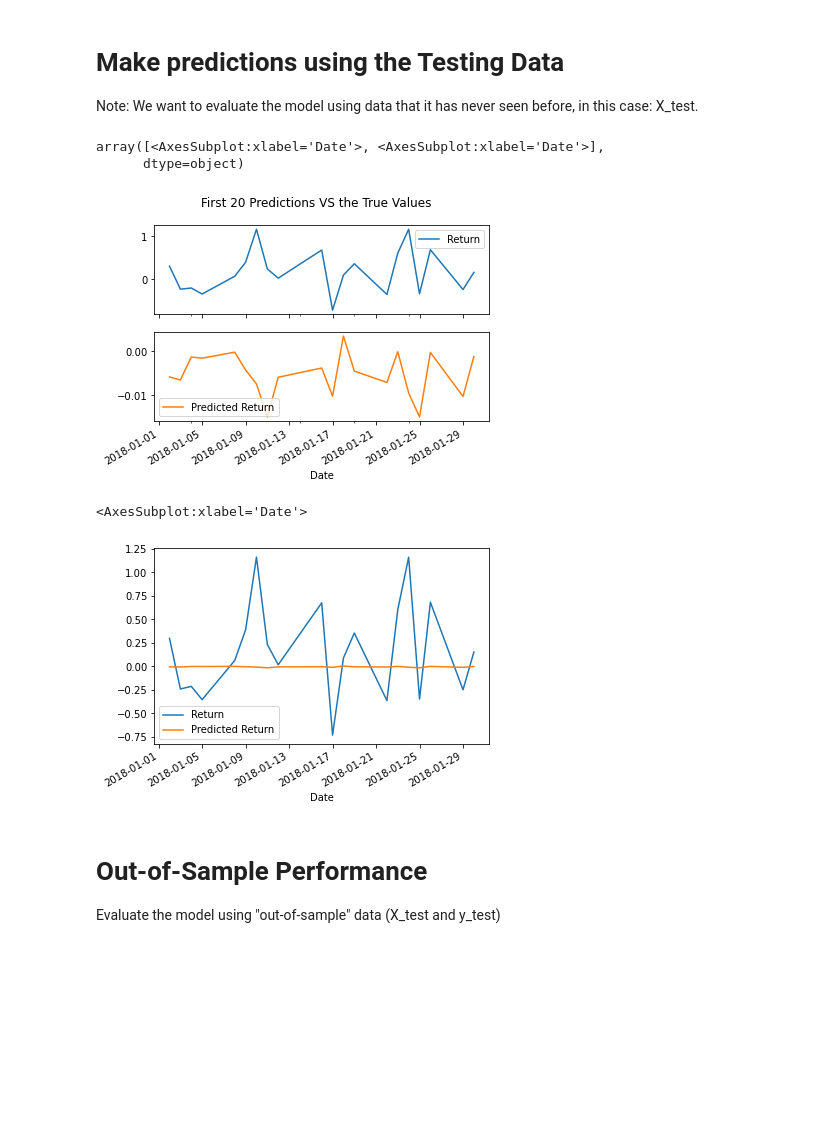
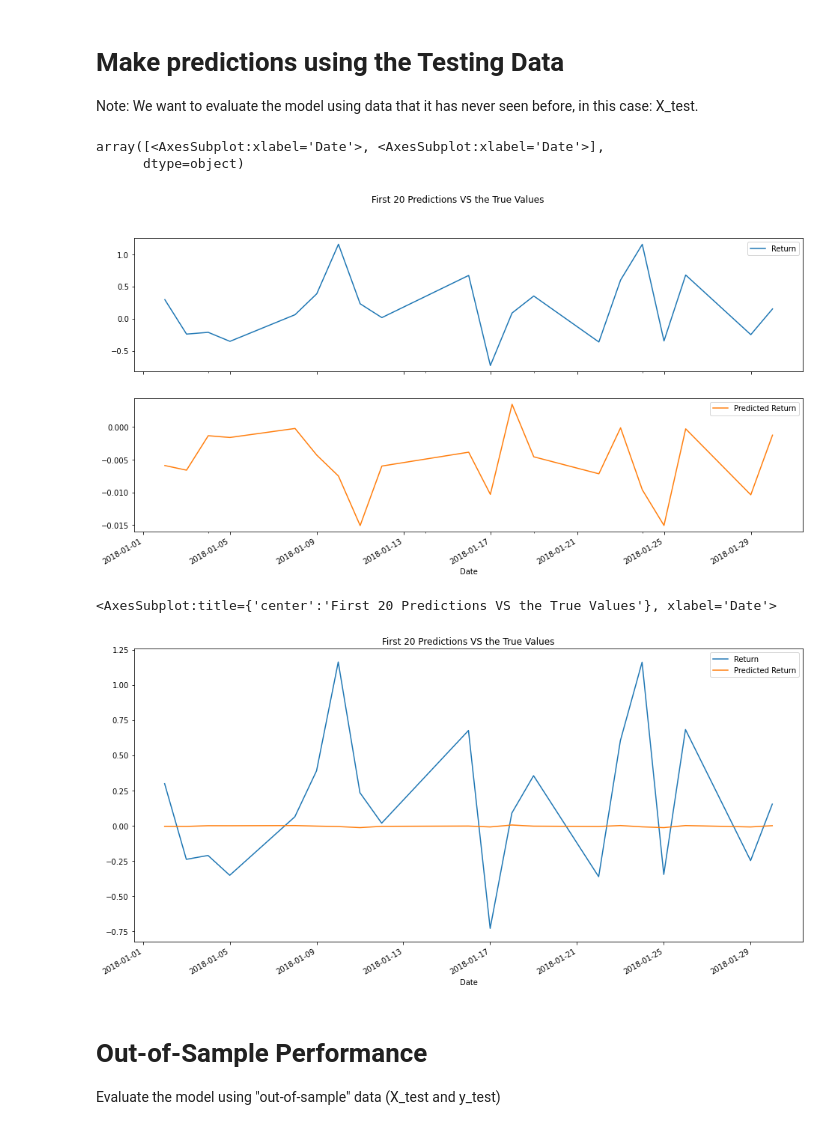
Before and after one commit to mmfsb/Time_Series_HW, a Jupyter notebook: Notebooks_and_Data/regression_analysis.ipynb, the cells around one changed output. Saved outputs shown, nothing was run; the diff lists cells and outputs as text; code cells hidden in the pictures; blank space fills up the shorter version.

```diff
--- a/Notebooks_and_Data/regression_analysis.ipynb
+++ b/Notebooks_and_Data/regression_analysis.ipynb
@@ -210,18 +210,18 @@ Results = y_test.to_frame()
 Results["Predicted Return"] = predictions
 # %%
 # Plot the first 20 predictions vs the true values
-Results[:20].plot(subplots=True, title="First 20 Predictions VS the True Values")
+Results[:20].plot(subplots=True, title="First 20 Predictions VS the True Values", figsize=(16,8))
 # %% [output]
 array([<AxesSubplot:xlabel='Date'>, <AxesSubplot:xlabel='Date'>],
       dtype=object)
-[figure, old version]
+[figure, new version]
 # %%
 # Plot the first 20 predictions against the true values in the same plot to see how it performed
 
-Results[:20].plot()
+Results[:20].plot(title="First 20 Predictions VS the True Values", figsize=(16,8))
 # %% [output]
-<AxesSubplot:xlabel='Date'>
+<AxesSubplot:title={'center':'First 20 Predictions VS the True Values'}, xlabel='Date'>
-[figure, old version]
+[figure, new version]
 # %% [markdown]
 # Out-of-Sample Performance
 
```
Also changed, not shown: 7 other files.
